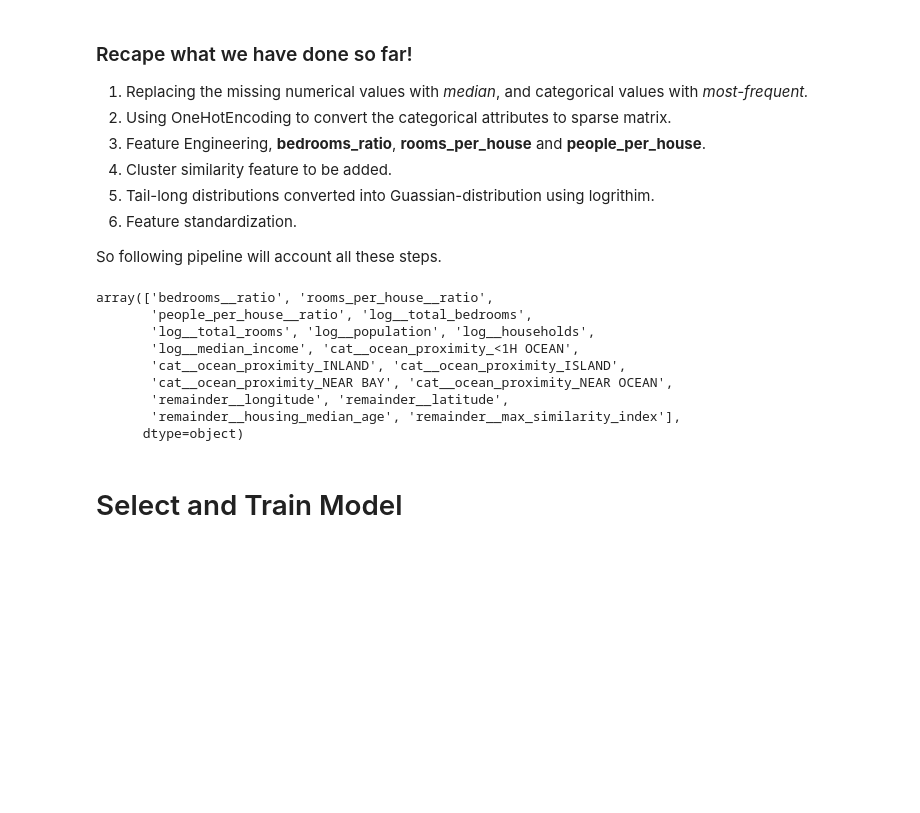
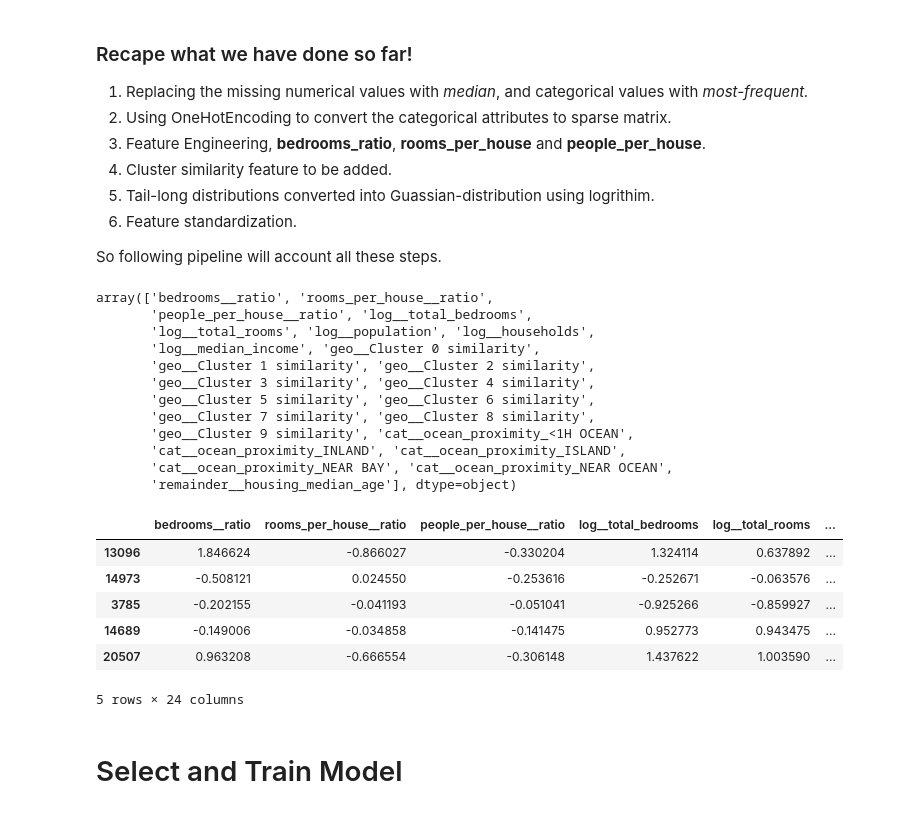
Before and after one commit to niazusama/California_housing_prices_prediction_model, a Jupyter notebook: california_housing_price_estimator.ipynb, the cells around one changed output. Drawn from its saved outputs; the diff is of its cells as text; code cells hidden in the pictures; blank space fills up the shorter version.

Commit message:
transformation pipeline created

```diff
--- a/california_housing_price_estimator.ipynb
+++ b/california_housing_price_estimator.ipynb
@@ -521,8 +513,8 @@ log_pipeline = make_pipeline(
     StandardScaler()
 )
 
-# cluster_simil = ClusterSimilarity(n_clusters = 10, gamma = 1.0,
-# random_state = 42)
+loc_simil = LocationSimilarity(n_clusters = 10, gamma = 1.0,
+random_state = 42)
 
 preprocessing = ColumnTransformer([
     ("bedrooms", ratio_pipeline(), ["total_bedrooms", "total_rooms"]),
@@ -530,21 +522,38 @@ preprocessing = ColumnTransformer([
     ("people_per_house", ratio_pipeline(), ["population", "households"]),
     ("log", log_pipeline, ["total_bedrooms", "total_rooms", "population",
                                "households", "median_income"]),
+    ("geo", loc_simil, ['latitude', 'longitude']),
     ("cat", cat_pipeline, make_column_selector(dtype_include=object))
 ],
 remainder=num_pipeline)
 # %%
-housing_prepared = preprocessing.fit_transform(housing)
+housing_prepared = preprocessing.fit_transform(housing.drop(columns="max_similarity_index"))
 preprocessing.get_feature_names_out()
 # %% [output]
 array(['bedrooms__ratio', 'rooms_per_house__ratio',
        'people_per_house__ratio', 'log__total_bedrooms',
        'log__total_rooms', 'log__population', 'log__households',
-       'log__median_income', 'cat__ocean_proximity_<1H OCEAN',
+       'log__median_income', 'geo__Cluster 0 similarity',
+       'geo__Cluster 1 similarity', 'geo__Cluster 2 similarity',
+       'geo__Cluster 3 similarity', 'geo__Cluster 4 similarity',
+       'geo__Cluster 5 similarity', 'geo__Cluster 6 similarity',
+       'geo__Cluster 7 similarity', 'geo__Cluster 8 similarity',
+       'geo__Cluster 9 similarity', 'cat__ocean_proximity_<1H OCEAN',
        'cat__ocean_proximity_INLAND', 'cat__ocean_proximity_ISLAND',
        'cat__ocean_proximity_NEAR BAY', 'cat__ocean_proximity_NEAR OCEAN',
-       'remainder__longitude', 'remainder__latitude',
-       'remainder__housing_median_age', 'remainder__max_similarity_index'],
-      dtype=object)
+       'remainder__housing_median_age'], dtype=object)
+# %%
+housing_final = pd.DataFrame(housing_prepared, columns = preprocessing.get_feature_names_out(),
+                             index = housing.index)
+# %%
+housing_final.head(5)
+# %% [output]
+|  | bedrooms__ratio | rooms_per_house__ratio | people_per_house__ratio | log__total_bedrooms | log__total_rooms | ... |
+| 13096 | 1.846624 | -0.866027 | -0.330204 | 1.324114 | 0.637892 | ... |
+| 14973 | -0.508121 | 0.024550 | -0.253616 | -0.252671 | -0.063576 | ... |
+| 3785 | -0.202155 | -0.041193 | -0.051041 | -0.925266 | -0.859927 | ... |
+| 14689 | -0.149006 | -0.034858 | -0.141475 | 0.952773 | 0.943475 | ... |
+| 20507 | 0.963208 | -0.666554 | -0.306148 | 1.437622 | 1.003590 | ... |
+5 rows × 24 columns
 # %% [markdown]
 # Select and Train Model
```
Also changed, not shown: parts of 3 cells of this notebook.
